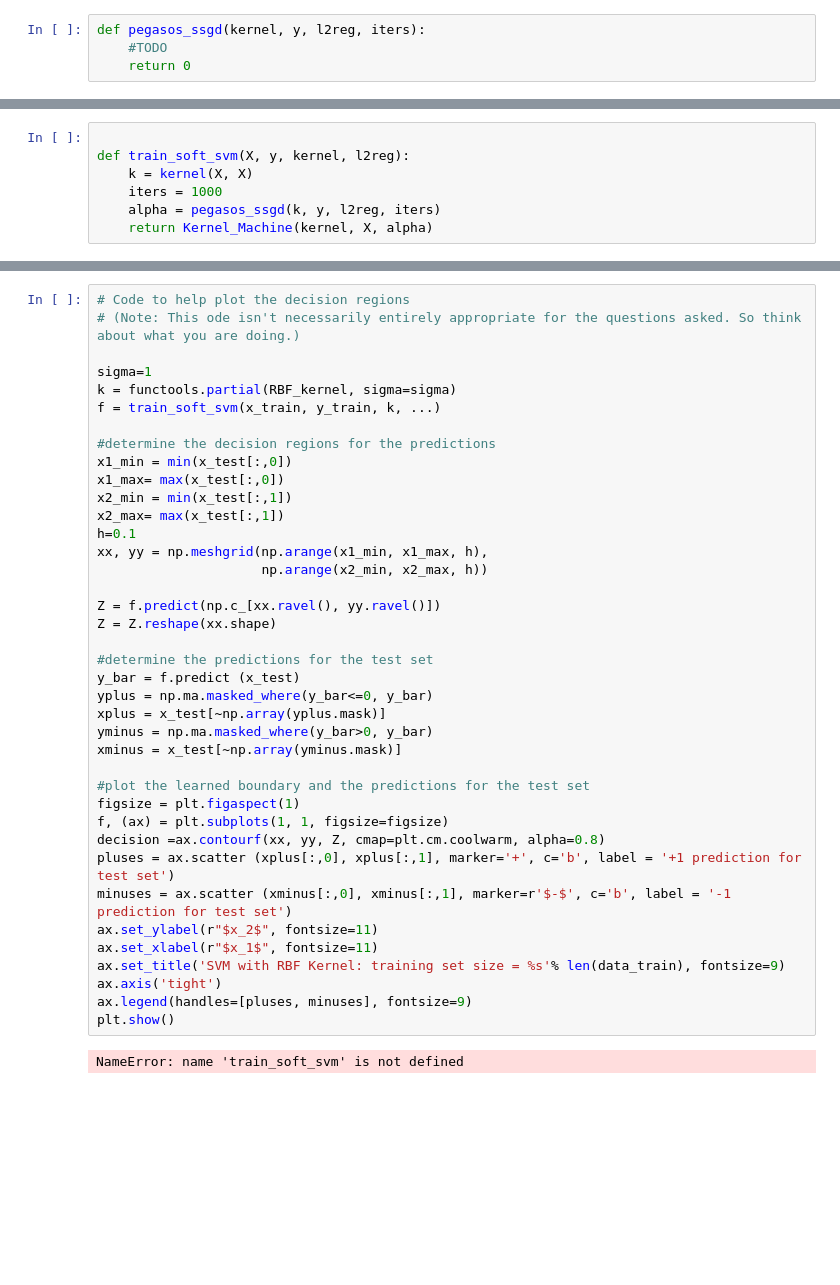
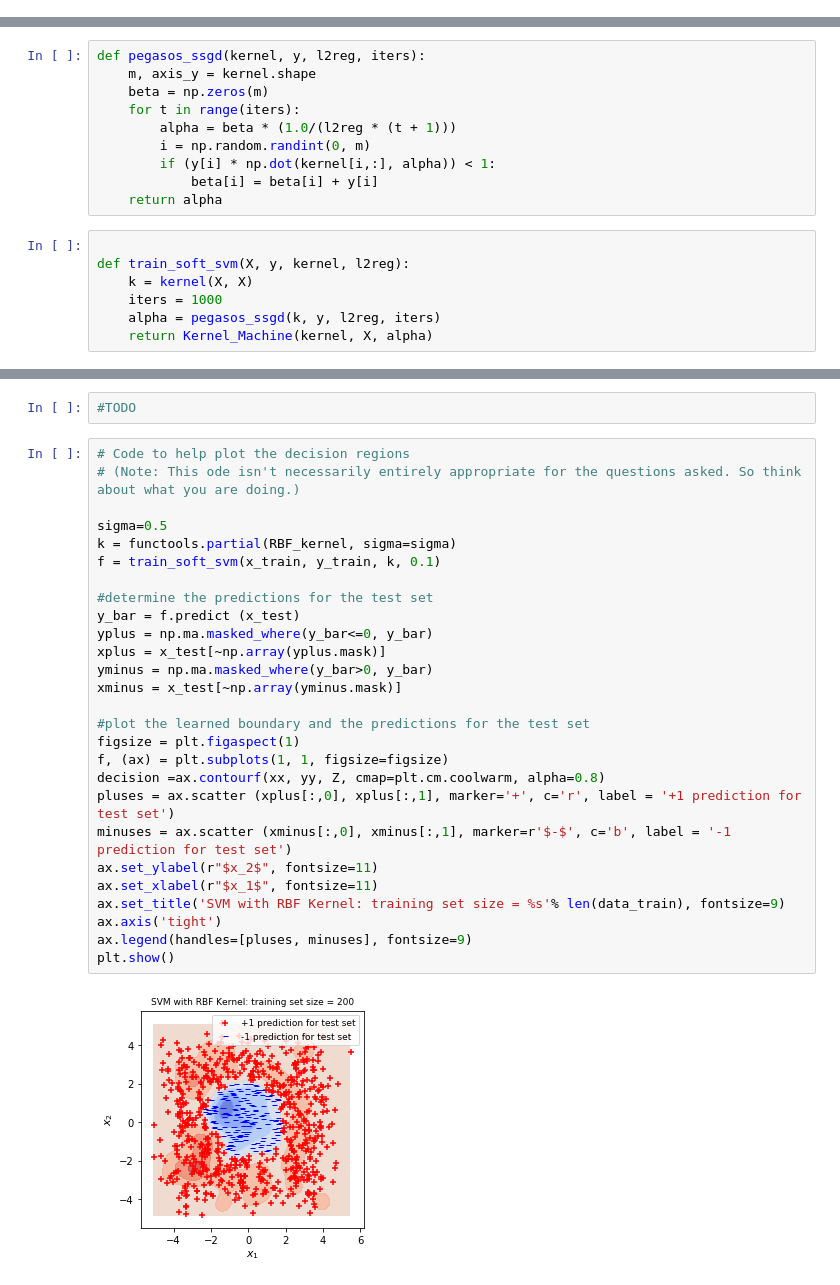
Before and after one commit to edvgha/122, a Jupyter notebook: ml/kernel_trick.ipynb, the cells around one changed output, grey strips where cells are left out. Drawn from its saved outputs; the diff is of its cells as text; blank space fills up the shorter version.

```diff
--- a/ml/kernel_trick.ipynb
+++ b/ml/kernel_trick.ipynb
@@ -308,4 +305,0 @@ plt.show()
-# %%
-def pegasos_ssgd(kernel, y, l2reg, iters):
-    #TODO
-    return 0
@@ -312,3 +311,13 @@ def pegasos_ssgd(kernel, y, l2reg, iters):
+# %%
+def pegasos_ssgd(kernel, y, l2reg, iters):
+    m, axis_y = kernel.shape
+    beta = np.zeros(m)
+    for t in range(iters):
+        alpha = beta * (1.0/(l2reg * (t + 1)))
+        i = np.random.randint(0, m)
+        if (y[i] * np.dot(kernel[i,:], alpha)) < 1:
+            beta[i] = beta[i] + y[i]
+    return alpha
 # %%
 
 def train_soft_svm(X, y, kernel, l2reg):
@@ -319,41 +330,31 @@ def train_soft_svm(X, y, kernel, l2reg):
+# %%
+#TODO
 # %%
 # Code to help plot the decision regions
 # (Note: This ode isn't necessarily entirely appropriate for the questions asked. So think about what you are doing.)
 
-sigma=1
+sigma=0.5
 k = functools.partial(RBF_kernel, sigma=sigma)
-f = train_soft_svm(x_train, y_train, k, ...)
-
-#determine the decision regions for the predictions
-x1_min = min(x_test[:,0])
-x1_max= max(x_test[:,0])
-x2_min = min(x_test[:,1])
-x2_max= max(x_test[:,1])
-h=0.1
-xx, yy = np.meshgrid(np.arange(x1_min, x1_max, h),
-                     np.arange(x2_min, x2_max, h))
-
-Z = f.predict(np.c_[xx.ravel(), yy.ravel()])
-Z = Z.reshape(xx.shape)
+f = train_soft_svm(x_train, y_train, k, 0.1)
 
 #determine the predictions for the test set
 y_bar = f.predict (x_test)
 yplus = np.ma.masked_where(y_bar<=0, y_bar)
 xplus = x_test[~np.array(yplus.mask)]
 yminus = np.ma.masked_where(y_bar>0, y_bar)
 xminus = x_test[~np.array(yminus.mask)]
 
 #plot the learned boundary and the predictions for the test set
 figsize = plt.figaspect(1)
 f, (ax) = plt.subplots(1, 1, figsize=figsize)
 decision =ax.contourf(xx, yy, Z, cmap=plt.cm.coolwarm, alpha=0.8)
-pluses = ax.scatter (xplus[:,0], xplus[:,1], marker='+', c='b', label = '+1 prediction for test set')
+pluses = ax.scatter (xplus[:,0], xplus[:,1], marker='+', c='r', label = '+1 prediction for test set')
 minuses = ax.scatter (xminus[:,0], xminus[:,1], marker=r'$-$', c='b', label = '-1 prediction for test set')
 ax.set_ylabel(r"$x_2$", fontsize=11)
 ax.set_xlabel(r"$x_1$", fontsize=11)
 ax.set_title('SVM with RBF Kernel: training set size = %s'% len(data_train), fontsize=9)
 ax.axis('tight')
 ax.legend(handles=[pluses, minuses], fontsize=9)
 plt.show()
 # %% [output]
-NameError: name 'train_soft_svm' is not defined
+[figure, added]
```
Also changed, not shown: parts of 4 cells of this notebook, 2 other files.
